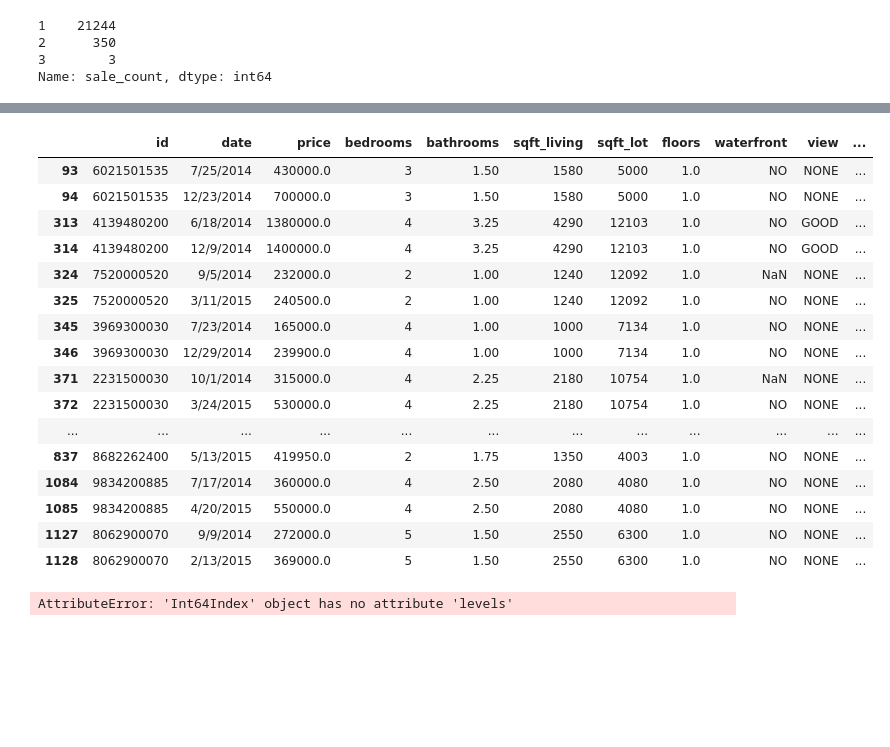
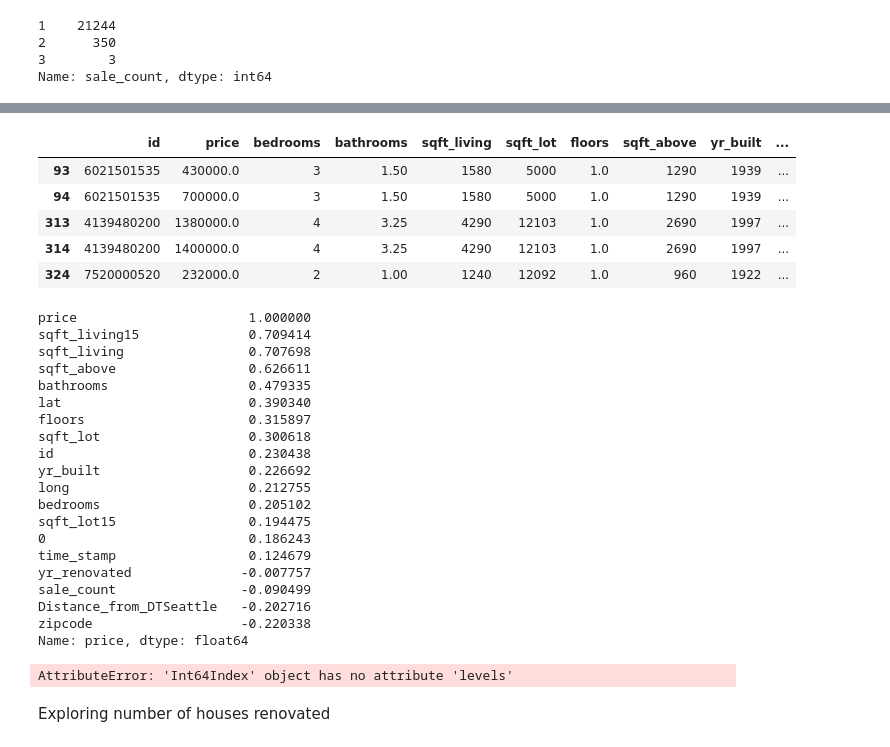
Before and after one commit to mccafj/King-County-House-Sales-Project, a Jupyter notebook: Andrew_Workbook.ipynb, the cells around one changed output, grey strips where cells are left out. Saved outputs shown, nothing was run; the diff lists cells and outputs as text; code cells hidden in the pictures; blank space fills up the shorter version.

Commit message:
converted date to timestamp and added to nnumeric df, also created regression visuals for presentation

```diff
--- a/Andrew_Workbook.ipynb
+++ b/Andrew_Workbook.ipynb
@@ -7,3 +10,3 @@ from sklearn.preprocessing import StandardScaler, OneHotEncoder, OrdinalEncoder
 # %%
-df_hd = pd.read_csv("data/kc_house_data.csv")
+df_hd_raw = pd.read_csv("data/kc_house_data.csv")
 # %%
@@ -36,3 +38,8 @@ Data columns (total 21 columns):
  20  sqft_lot15     21597 non-null  int64
 dtypes: float64(6), int64(9), object(6)
 memory usage: 3.5+ MB
+# %%
+# creating new column that converts date into a time stamp which is the number of seconds since 1/1/1970 (aka UTC)
+df_hd = df_hd_raw.copy()
+df_hd['time_stamp'] = [time.mktime(time.strptime(x, '%m/%d/%Y')) for x in df_hd['date']]
+df_hd.head()
@@ -336,7 +359,8 @@ sns.scatterplot(x='flipper_length_mm', y='body_mass_g', data=penguins, hue='spec
 # %% [markdown]
 Resale investigation
 # %%
-df_hd_sale_count = df_hd.copy()
+# creating new column with a count of the number of times the house 'id' appears in the df
+df_hd_sale_count = df_hd_ords_loc.copy()
 df_hd_sale_count['sale_count'] = df_hd_sale_count.groupby('id')['id'].transform('count')
-df_hd_sale_count.head()
+df_hd_sale_count.head(10)
 # %% [output]
@@ -387,23 +396,35 @@ df_hd_resale_ts
 # %%
 pd.options.display.max_columns = None
-df_hd_resale_ts.groupby('id')
-df_hd_resale_ts.head(20)
+df_hd_resale.groupby('id')
+df_hd_resale.head()
 # %% [output]
-|  | id | date | price | bedrooms | bathrooms | sqft_living | sqft_lot | floors | waterfront | view | ... |
-| 93 | 6021501535 | 7/25/2014 | 430000.0 | 3 | 1.50 | 1580 | 5000 | 1.0 | NO | NONE | ... |
-| 94 | 6021501535 | 12/23/2014 | 700000.0 | 3 | 1.50 | 1580 | 5000 | 1.0 | NO | NONE | ... |
-| 313 | 4139480200 | 6/18/2014 | 1380000.0 | 4 | 3.25 | 4290 | 12103 | 1.0 | NO | GOOD | ... |
-| 314 | 4139480200 | 12/9/2014 | 1400000.0 | 4 | 3.25 | 4290 | 12103 | 1.0 | NO | GOOD | ... |
-| 324 | 7520000520 | 9/5/2014 | 232000.0 | 2 | 1.00 | 1240 | 12092 | 1.0 | NaN | NONE | ... |
-| 325 | 7520000520 | 3/11/2015 | 240500.0 | 2 | 1.00 | 1240 | 12092 | 1.0 | NO | NONE | ... |
-| 345 | 3969300030 | 7/23/2014 | 165000.0 | 4 | 1.00 | 1000 | 7134 | 1.0 | NO | NONE | ... |
-| 346 | 3969300030 | 12/29/2014 | 239900.0 | 4 | 1.00 | 1000 | 7134 | 1.0 | NO | NONE | ... |
-| 371 | 2231500030 | 10/1/2014 | 315000.0 | 4 | 2.25 | 2180 | 10754 | 1.0 | NaN | NONE | ... |
-| 372 | 2231500030 | 3/24/2015 | 530000.0 | 4 | 2.25 | 2180 | 10754 | 1.0 | NO | NONE | ... |
-| ... | ... | ... | ... | ... | ... | ... | ... | ... | ... | ... | ... |
-| 837 | 8682262400 | 5/13/2015 | 419950.0 | 2 | 1.75 | 1350 | 4003 | 1.0 | NO | NONE | ... |
-| 1084 | 9834200885 | 7/17/2014 | 360000.0 | 4 | 2.50 | 2080 | 4080 | 1.0 | NO | NONE | ... |
-| 1085 | 9834200885 | 4/20/2015 | 550000.0 | 4 | 2.50 | 2080 | 4080 | 1.0 | NO | NONE | ... |
-| 1127 | 8062900070 | 9/9/2014 | 272000.0 | 5 | 1.50 | 2550 | 6300 | 1.0 | NO | NONE | ... |
-| 1128 | 8062900070 | 2/13/2015 | 369000.0 | 5 | 1.50 | 2550 | 6300 | 1.0 | NO | NONE | ... |
+|  | id | price | bedrooms | bathrooms | sqft_living | sqft_lot | floors | sqft_above | yr_built | ... |
+| 93 | 6021501535 | 430000.0 | 3 | 1.50 | 1580 | 5000 | 1.0 | 1290 | 1939 | ... |
+| 94 | 6021501535 | 700000.0 | 3 | 1.50 | 1580 | 5000 | 1.0 | 1290 | 1939 | ... |
+| 313 | 4139480200 | 1380000.0 | 4 | 3.25 | 4290 | 12103 | 1.0 | 2690 | 1997 | ... |
+| 314 | 4139480200 | 1400000.0 | 4 | 3.25 | 4290 | 12103 | 1.0 | 2690 | 1997 | ... |
+| 324 | 7520000520 | 232000.0 | 2 | 1.00 | 1240 | 12092 | 1.0 | 960 | 1922 | ... |
+# %%
+df_hd_resale.corr()['price'].sort_values(ascending=False)
+# %% [output]
+price                      1.000000
+sqft_living15              0.709414
+sqft_living                0.707698
+sqft_above                 0.626611
+bathrooms                  0.479335
+lat                        0.390340
+floors                     0.315897
+sqft_lot                   0.300618
+id                         0.230438
+yr_built                   0.226692
+long                       0.212755
+bedrooms                   0.205102
+sqft_lot15                 0.194475
+0                          0.186243
+time_stamp                 0.124679
+yr_renovated              -0.007757
+sale_count                -0.090499
+Distance_from_DTSeattle   -0.202716
+zipcode                   -0.220338
+Name: price, dtype: float64
 # %%
@@ -415,2 +437,4 @@ df_hd_resale_ts_firstO['first_occ'] = [id_list.count(x) for x in df_hd_resale_ts
 # %% [output]
 AttributeError: 'Int64Index' object has no attribute 'levels'
+# %% [markdown]
+Exploring number of houses renovated
```
Also changed, not shown: parts of 28 cells of this notebook.
